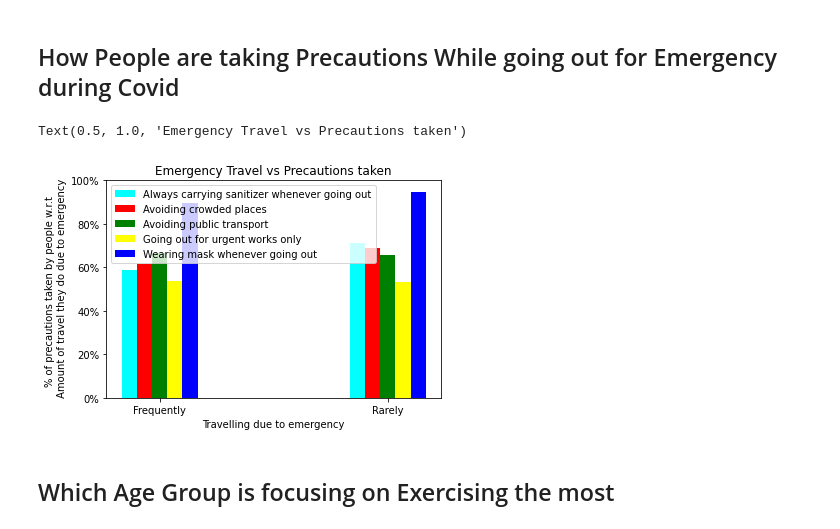
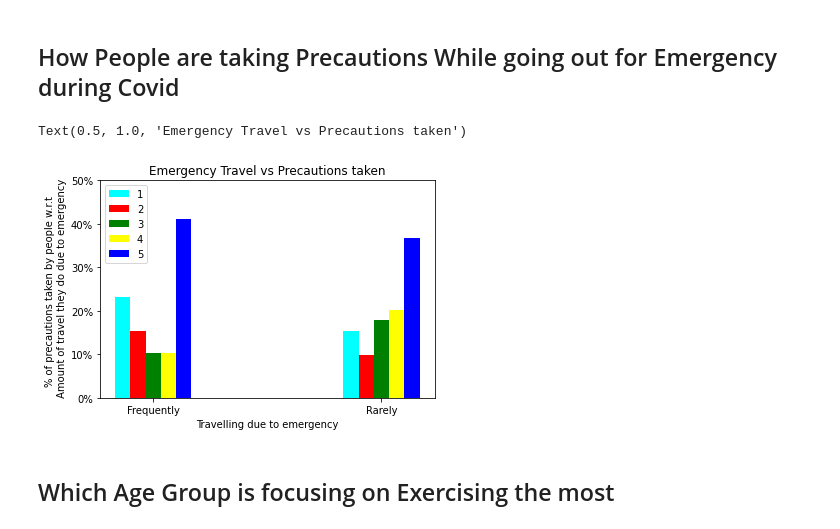
Before and after one commit to Samrat2001/Exploratory-Data-Analysis, a Jupyter notebook: Project_python_Final_cut.ipynb, the cells around one changed output. Saved outputs shown, nothing was run; the diff lists cells and outputs as text; code cells hidden in the pictures.

```diff
--- a/Project_python_Final_cut.ipynb
+++ b/Project_python_Final_cut.ipynb
@@ -262,28 +276,32 @@ Text(0.5, 1.0, 'Vacation Travel vs Precautions taken')
 ## How People are taking Precautions While going out for Emergency during Covid
 # %%
 df_emrg_pr = pd.concat([df1.trv_emrg, df1.cov_prec.str.get_dummies(sep = ";")], axis = 1)
-p12 = df_emrg_pr.groupby("trv_emrg").aggregate(sum)
+p = df_emrg_pr.sum(axis = 1)
+df_emrg_pr["sum1"] = [str(x) for x in p]
+
+df_e = pd.concat([df_emrg_pr.trv_emrg,df_emrg_pr.sum1.str.get_dummies() ], axis = 1)
+p12 = df_e.groupby("trv_emrg").aggregate(sum)
 df1_12 = pd.DataFrame(pd.value_counts(df1.trv_emrg))
 g12 = p12.div(df1_12["trv_emrg"], axis = 0)
 
 f12 = plt.figure()
 x12 = np.array([1,4])
-y12 = np.array([0, 0.2, 0.4, 0.6, 0.8, 1])
+y12 = np.array([0, 0.1, 0.2, 0.3, 0.4, 0.5])
 width = 0.2
-plt.bar(x12 - 0.4, g12["Always carrying sanitizer whenever going out"], width, color = "cyan")
-plt.bar(x12 - 0.2, g12["Avoiding crowded places"], width, color = "red")
-plt.bar(x12, g12["Avoiding public transport"], width, color = "green")
-plt.bar(x12 + 0.2, g12["Going out for urgent works only"], width, color = "yellow")
-plt.bar(x12 + 0.4, g12["Wearing mask whenever going out"], width, color = "blue")
+plt.bar(x12 - 0.4, g12["1"], width, color = "cyan")
+plt.bar(x12 - 0.2, g12["2"], width, color = "red")
+plt.bar(x12, g12["3"], width, color = "green")
+plt.bar(x12 + 0.2, g12["4"], width, color = "yellow")
+plt.bar(x12 + 0.4, g12["5"], width, color = "blue")
 plt.xticks(x12, list(g12.index))
-plt.yticks(y12, ["0%", "20%", "40%", "60%", "80%", "100%"])
+plt.yticks(y12, ["0%", "10%", "20%", "30%", "40%", "50%"])
 plt.legend(g12.columns, loc = "best")
 plt.xlabel("Travelling due to emergency")
 plt.ylabel("% of precautions taken by people w.r.t \n Amount of travel they do due to emergency")
 plt.title("Emergency Travel vs Precautions taken")
 # %% [output]
 Text(0.5, 1.0, 'Emergency Travel vs Precautions taken')
-[figure, old version]
+[figure, new version]
 # %% [markdown]
 ## Which Age Group is focusing on Exercising the most
 # %%
```
Also changed, not shown: parts of 26 cells of this notebook.
